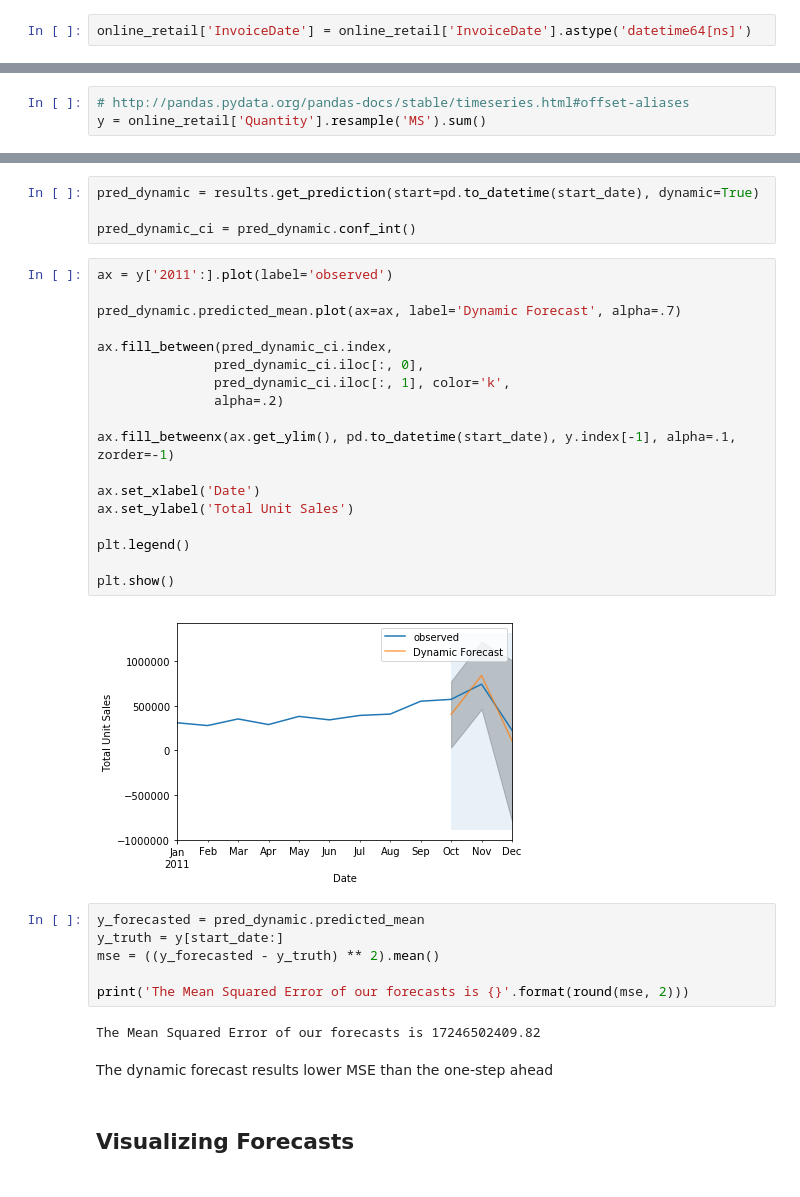
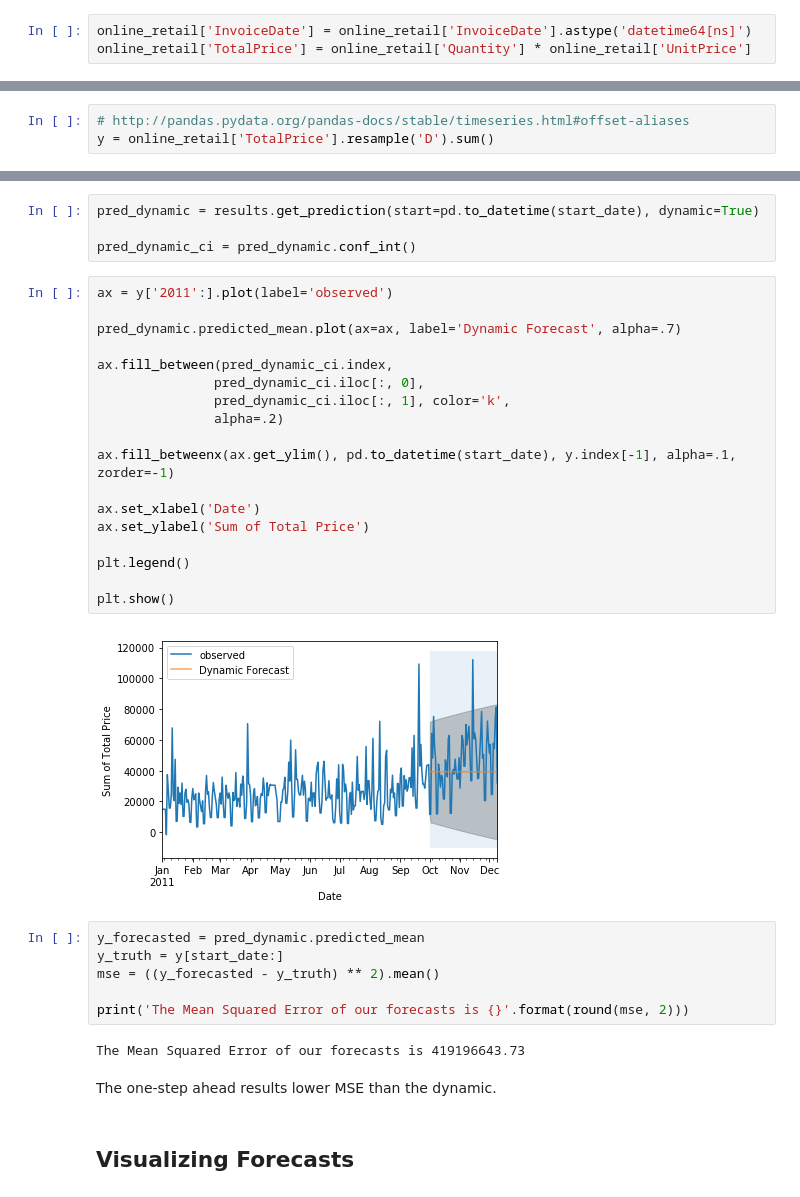
Before and after one commit to prideloki/til-arima-online-retail, a Jupyter notebook: online-retail-ARIMA.ipynb, the cells around one changed output, grey strips where cells are left out. Drawn from its saved outputs; the diff is of its cells as text.

Commit message:
change to use date and total price

```diff
--- a/online-retail-ARIMA.ipynb
+++ b/online-retail-ARIMA.ipynb
@@ -53,6 +53,7 @@ online_retail.head()
 | 4 | 536365 | 84029E | RED WOOLLY HOTTIE WHITE HEART. | 6 | 2010-12-01 08:26:00 | 3.39 | 17850.0 | United Kingdom |
 # %%
 online_retail['InvoiceDate'] = online_retail['InvoiceDate'].astype('datetime64[ns]')
+online_retail['TotalPrice'] = online_retail['Quantity'] * online_retail['UnitPrice']
 # %%
 online_retail.head()
 # %% [output]
@@ -108,4 +110,4 @@ online_retail[online_retail['CustomerID'].isnull()]
 online_retail.set_index('InvoiceDate', inplace=True)
 # %%
 # http://pandas.pydata.org/pandas-docs/stable/timeseries.html#offset-aliases
-y = online_retail['Quantity'].resample('MS').sum()
+y = online_retail['TotalPrice'].resample('D').sum()
@@ -275,23 +287,23 @@ pred_dynamic_ci = pred_dynamic.conf_int()
 # %%
 ax = y['2011':].plot(label='observed')
 
 pred_dynamic.predicted_mean.plot(ax=ax, label='Dynamic Forecast', alpha=.7)
 
 ax.fill_between(pred_dynamic_ci.index,
                pred_dynamic_ci.iloc[:, 0],
                pred_dynamic_ci.iloc[:, 1], color='k',
                alpha=.2)
 
 ax.fill_betweenx(ax.get_ylim(), pd.to_datetime(start_date), y.index[-1], alpha=.1, zorder=-1)
 
 ax.set_xlabel('Date')
-ax.set_ylabel('Total Unit Sales')
+ax.set_ylabel('Sum of Total Price')
 
 plt.legend()
 
 plt.show()
 # %% [output]
-[figure, old version]
+[figure, new version]
 # %%
 y_forecasted = pred_dynamic.predicted_mean
 y_truth = y[start_date:]
@@ -299,9 +311,9 @@ mse = ((y_forecasted - y_truth) ** 2).mean()
 
 print('The Mean Squared Error of our forecasts is {}'.format(round(mse, 2)))
 # %% [output]
-The Mean Squared Error of our forecasts is 17246502409.82
+The Mean Squared Error of our forecasts is 419196643.73
 # %% [markdown]
-The dynamic forecast results lower MSE than the one-step ahead
+The one-step ahead results lower MSE than the dynamic.
 # %% [markdown]
 ## Visualizing Forecasts
 # %%
```
Also changed, not shown: parts of 14 cells of this notebook, 1 other file.
